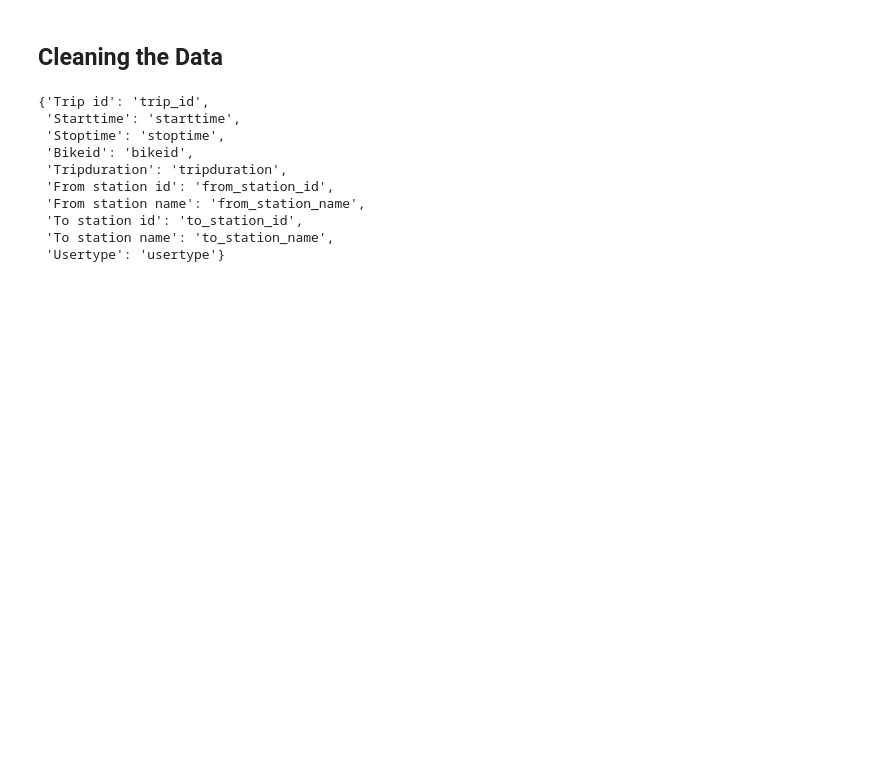
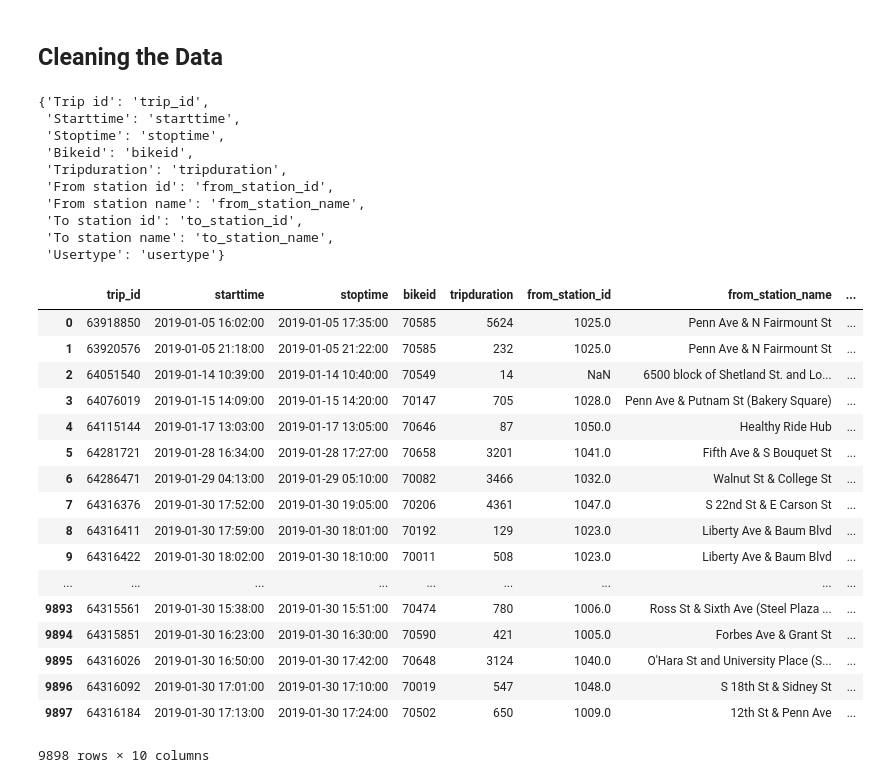
Before and after one commit to katelyn98/HealthyRideAnalysisPGH, a Jupyter notebook: Preperation.ipynb, the cells around one changed output. Cells and saved outputs as stored; diff of their text form; code cells hidden in the pictures; blank space fills up the shorter version.

```diff
--- a/Preperation.ipynb
+++ b/Preperation.ipynb
@@ -66,3 +59,26 @@ new_df
+# %%
+#use ?df.rename to figure out the paremeters for the function
+new_df = df.rename(columns=columns_rename)
+new_df
+# %% [output]
+|  | trip_id | starttime | stoptime | bikeid | tripduration | from_station_id | from_station_name | ... |
+| 0 | 63918850 | 2019-01-05 16:02:00 | 2019-01-05 17:35:00 | 70585 | 5624 | 1025.0 | Penn Ave & N Fairmount St | ... |
+| 1 | 63920576 | 2019-01-05 21:18:00 | 2019-01-05 21:22:00 | 70585 | 232 | 1025.0 | Penn Ave & N Fairmount St | ... |
+| 2 | 64051540 | 2019-01-14 10:39:00 | 2019-01-14 10:40:00 | 70549 | 14 | NaN | 6500 block of Shetland St. and Lo... | ... |
+| 3 | 64076019 | 2019-01-15 14:09:00 | 2019-01-15 14:20:00 | 70147 | 705 | 1028.0 | Penn Ave & Putnam St (Bakery Square) | ... |
+| 4 | 64115144 | 2019-01-17 13:03:00 | 2019-01-17 13:05:00 | 70646 | 87 | 1050.0 | Healthy Ride Hub | ... |
+| 5 | 64281721 | 2019-01-28 16:34:00 | 2019-01-28 17:27:00 | 70658 | 3201 | 1041.0 | Fifth Ave & S Bouquet St | ... |
+| 6 | 64286471 | 2019-01-29 04:13:00 | 2019-01-29 05:10:00 | 70082 | 3466 | 1032.0 | Walnut St & College St | ... |
+| 7 | 64316376 | 2019-01-30 17:52:00 | 2019-01-30 19:05:00 | 70206 | 4361 | 1047.0 | S 22nd St & E Carson St | ... |
+| 8 | 64316411 | 2019-01-30 17:59:00 | 2019-01-30 18:01:00 | 70192 | 129 | 1023.0 | Liberty Ave & Baum Blvd | ... |
+| 9 | 64316422 | 2019-01-30 18:02:00 | 2019-01-30 18:10:00 | 70011 | 508 | 1023.0 | Liberty Ave & Baum Blvd | ... |
+| ... | ... | ... | ... | ... | ... | ... | ... | ... |
+| 9893 | 64315561 | 2019-01-30 15:38:00 | 2019-01-30 15:51:00 | 70474 | 780 | 1006.0 | Ross St & Sixth Ave (Steel Plaza ... | ... |
+| 9894 | 64315851 | 2019-01-30 16:23:00 | 2019-01-30 16:30:00 | 70590 | 421 | 1005.0 | Forbes Ave & Grant St | ... |
+| 9895 | 64316026 | 2019-01-30 16:50:00 | 2019-01-30 17:42:00 | 70648 | 3124 | 1040.0 | O'Hara St and University Place (S... | ... |
+| 9896 | 64316092 | 2019-01-30 17:01:00 | 2019-01-30 17:10:00 | 70019 | 547 | 1048.0 | S 18th St & Sidney St | ... |
+| 9897 | 64316184 | 2019-01-30 17:13:00 | 2019-01-30 17:24:00 | 70502 | 650 | 1009.0 | 12th St & Penn Ave | ... |
+9898 rows × 10 columns
 # %%
 df_filtered = new_df[new_df.from_station_id.notnull()]
 df_filtered = df_filtered[new_df.to_station_id.notnull()]
```
Also changed, not shown: parts of 3 cells of this notebook.
